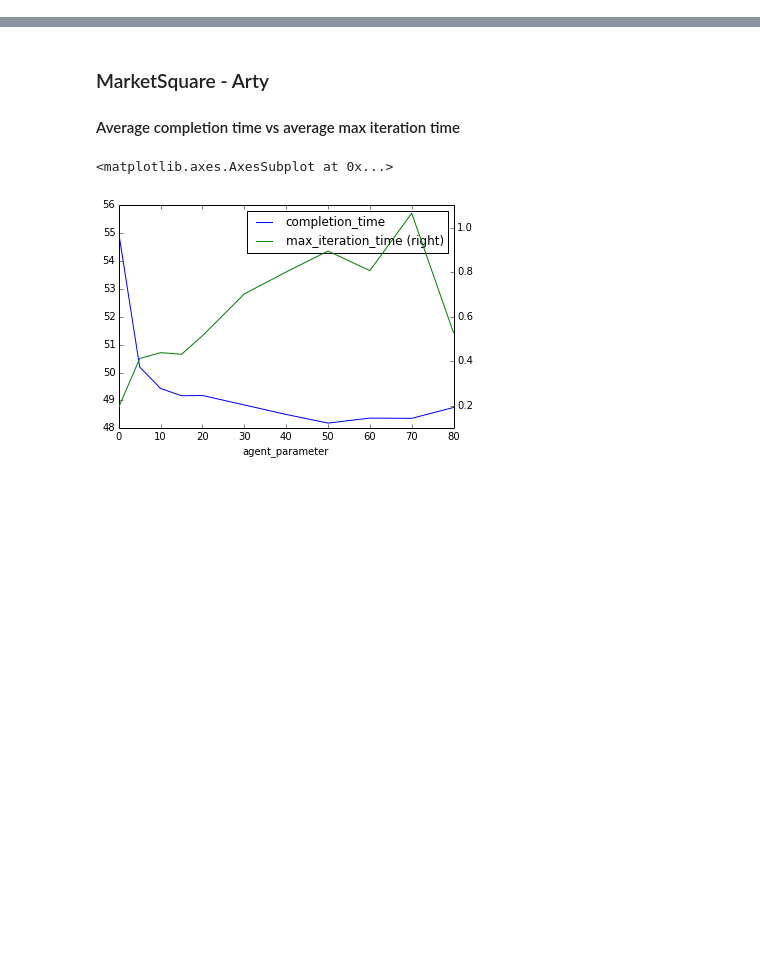
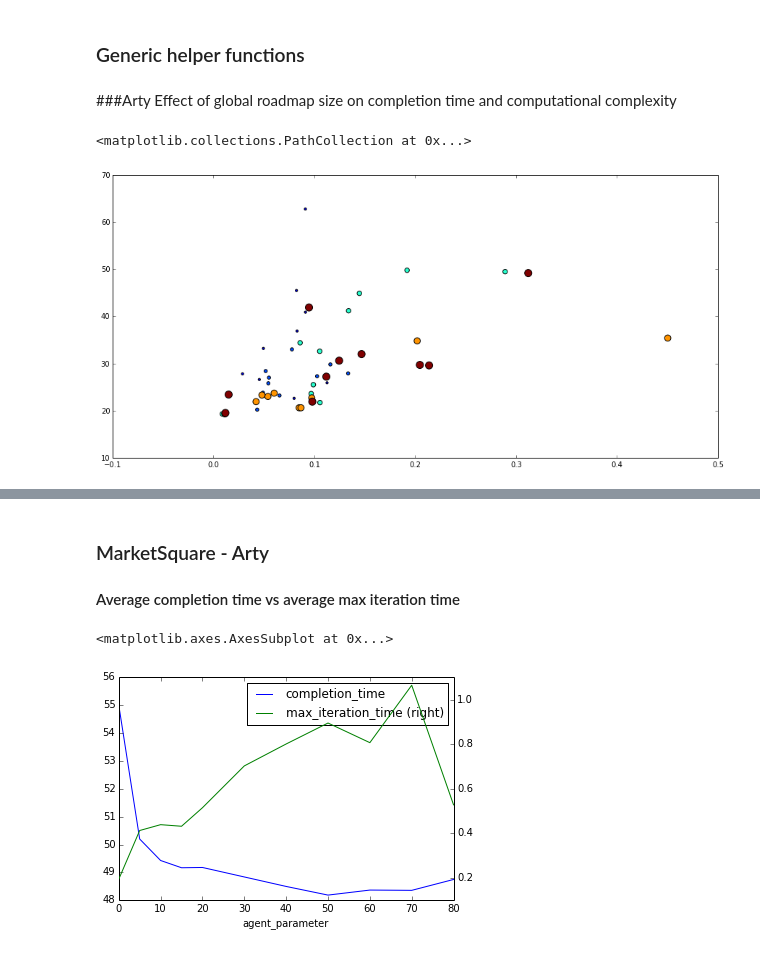
Before and after one commit to freider/keiro, a Jupyter notebook: Plots.ipynb, the cells around one changed output, grey strips where cells are left out. Saved outputs shown, nothing was run; the diff lists cells and outputs as text; code cells hidden in the pictures; blank space fills up the shorter version.

Commit message:
Collected all plots and stats in one notebook

```diff
--- a/Plots.ipynb
+++ b/Plots.ipynb
@@ -3,0 +34,39 @@ import matplotlib.pyplot as plt
+# %% [markdown]
+### Generic helper functions
+# %%
+METRICS = ["completion_time", "avg_iteration_time",
+           "collisions", "max_iteration_time"]
+
+def get_data(agent, scenario, scenario_parameter, ids=None):
+    if ids:
+        q = partial(
+            Record.objects.filter,
+            id__in=ids
+        )
+    else:
+        q = Record.objects.filter
+
+    qs = q(
+        agent=agent,
+        scenario=scenario,
+        scenario_parameter=scenario_parameter
+    )
+    return pd.DataFrame(list(qs.values()))
+# %% [markdown]
+###Arty
+Effect of global roadmap size on completion time and computational complexity
+# %%
+data = get_data(
+    agent='Arty',
+    scenario='Maze',
+    scenario_parameter=10,
+    ids=range(129, 189)
+)
+plt.figure(figsize=(15,7))
+plt.scatter(x=data["avg_iteration_time"],
+            y=data["completion_time"],
+            s=data["agent_parameter"],
+            c=data["agent_parameter"])
+# %% [output]
+<matplotlib.collections.PathCollection at 0x...>
+[figure, added]
```
Also changed, not shown: parts of 10 cells of this notebook.
